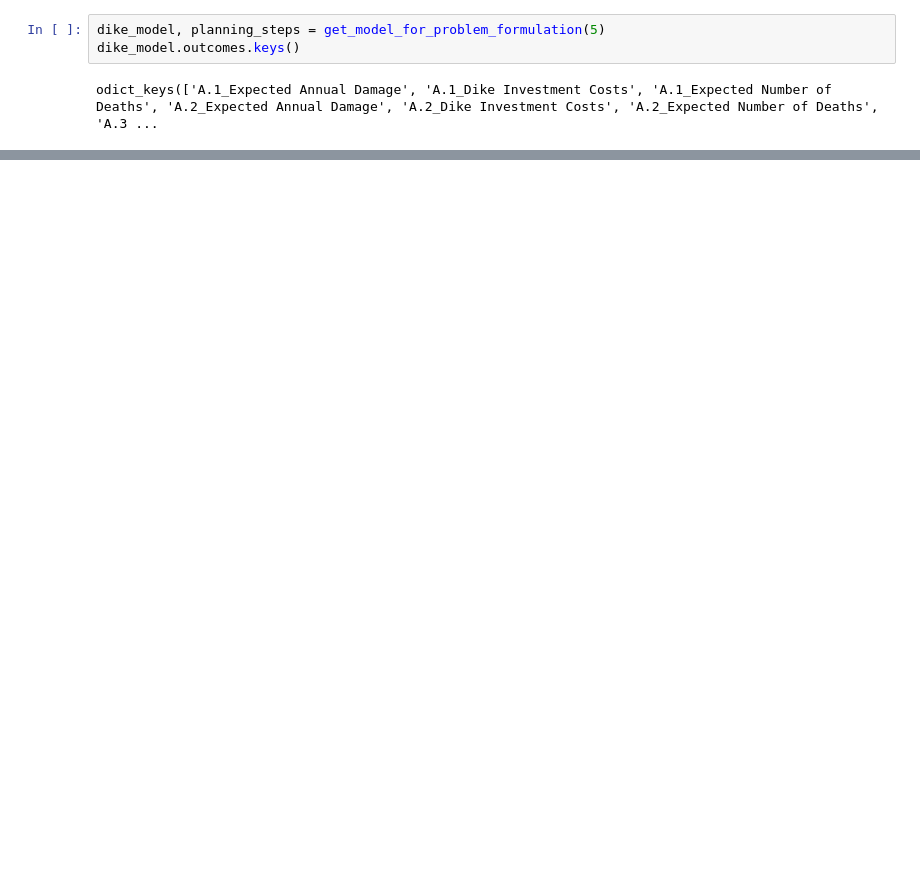
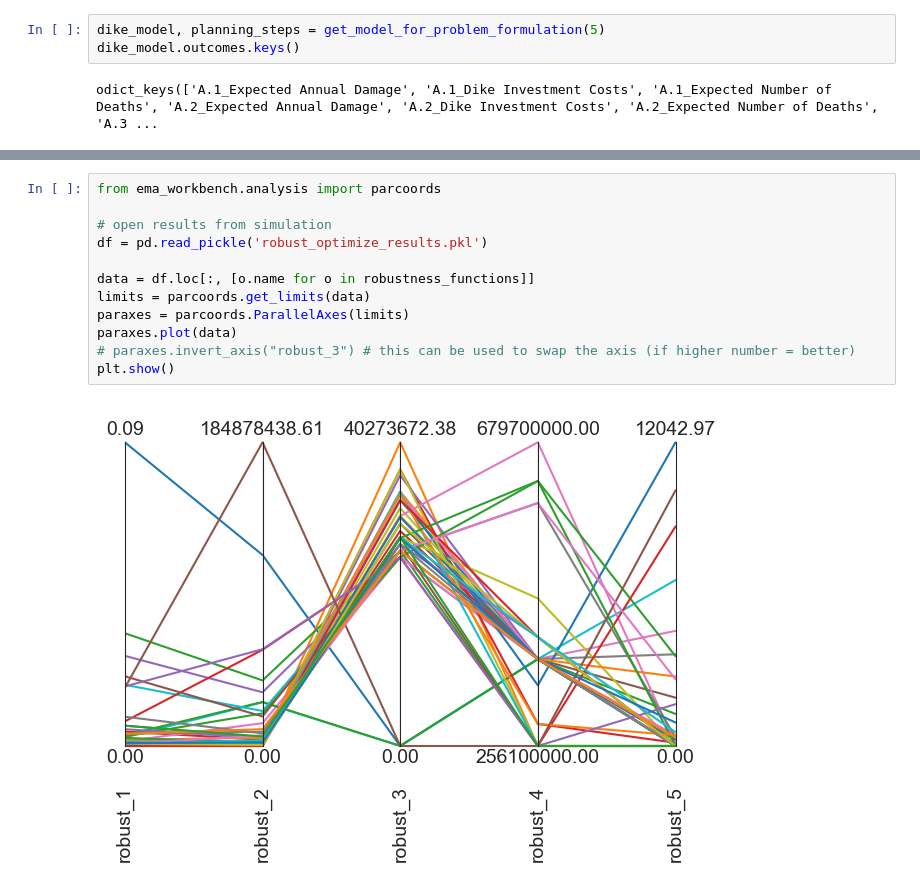
Before and after one commit to JasperBaars/EPA1361_Model-based_Decision-making, a Jupyter notebook: final assignment/2_MORO_ANALYSIS.ipynb, the cells around one changed output, grey strips where cells are left out. Saved outputs shown, nothing was run; the diff lists cells and outputs as text; blank space fills up the shorter version.

```diff
--- a/final assignment/2_MORO_ANALYSIS.ipynb
+++ b/final assignment/2_MORO_ANALYSIS.ipynb
@@ -97,0 +109,14 @@ test
+# %%
+from ema_workbench.analysis import parcoords
+
+# open results from simulation
+df = pd.read_pickle('robust_optimize_results.pkl')
+
+data = df.loc[:, [o.name for o in robustness_functions]]
+limits = parcoords.get_limits(data)
+paraxes = parcoords.ParallelAxes(limits)
+paraxes.plot(data)
+# paraxes.invert_axis("robust_3") # this can be used to swap the axis (if higher number = better)
+plt.show()
+# %% [output]
+[figure, added]
```
Also changed, not shown: parts of 6 cells of this notebook, 3 other files.
